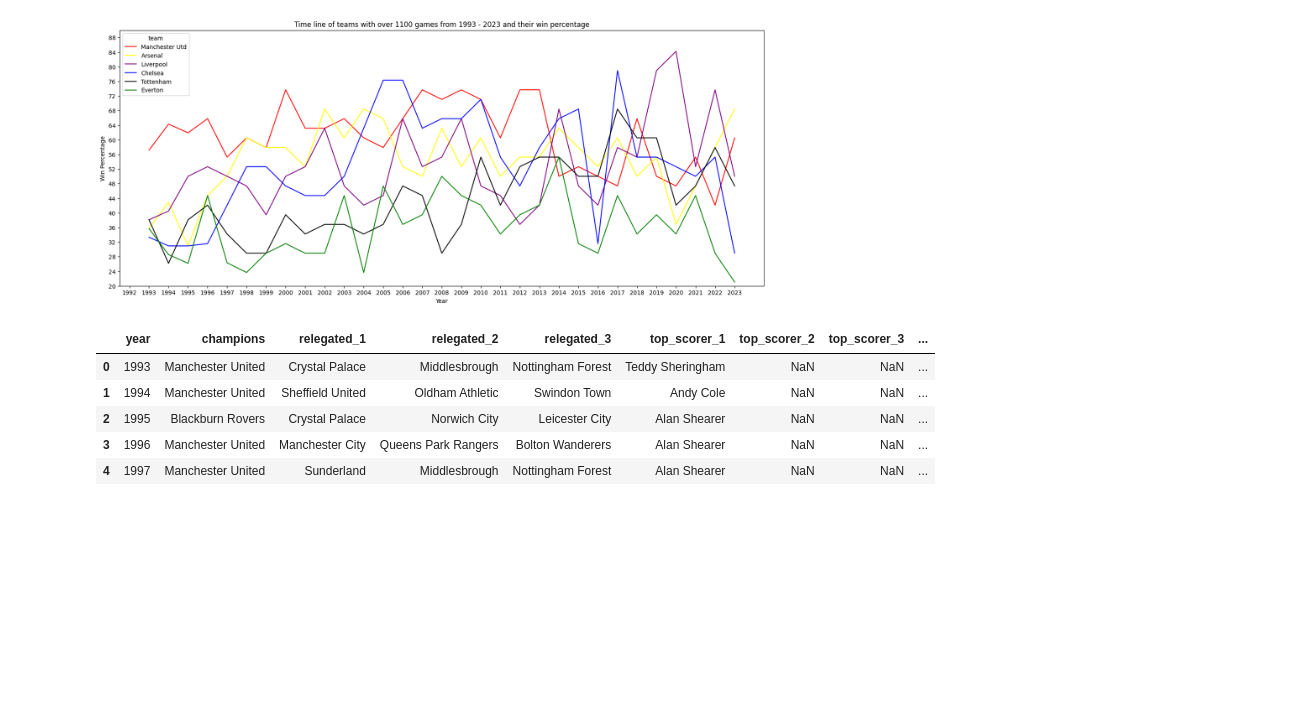
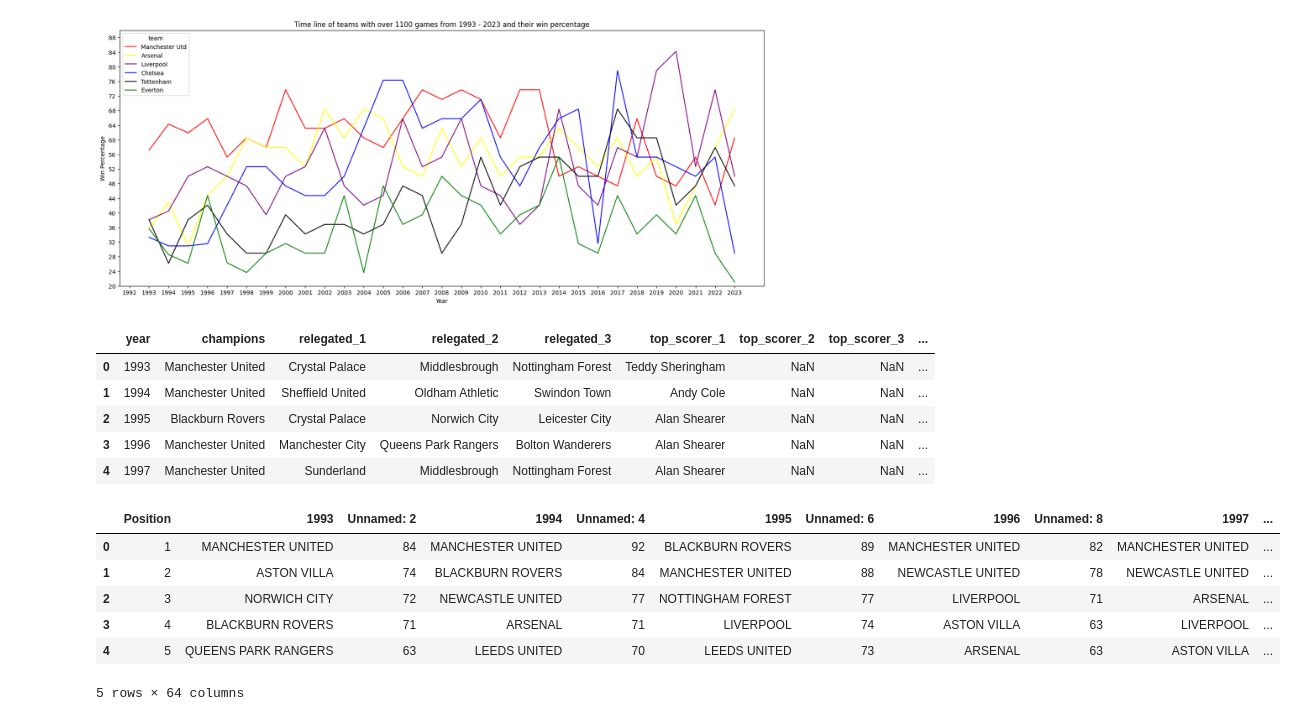
Before and after one commit to Nayr91/Codecademy, a Jupyter notebook: premier_league_analysis/premier_league_analysis.ipynb, the cells around one changed output. Cells and saved outputs as stored; diff of their text form; code cells hidden in the pictures; blank space fills up the shorter version.

```diff
--- a/premier_league_analysis/premier_league_analysis.ipynb
+++ b/premier_league_analysis/premier_league_analysis.ipynb
@@ -385,4 +385,17 @@ league_df.head()
 | 2 | 1995 | Blackburn Rovers | Crystal Palace | Norwich City | Leicester City | Alan Shearer | NaN | NaN | ... |
 | 3 | 1996 | Manchester United | Manchester City | Queens Park Rangers | Bolton Wanderers | Alan Shearer | NaN | NaN | ... |
 | 4 | 1997 | Manchester United | Sunderland | Middlesbrough | Nottingham Forest | Alan Shearer | NaN | NaN | ... |
+# %%
+#Importing the end of season table for each year researched and created in excel, exported to .csv
+
+standings_df = pd.read_csv(r"C:\Users\ryan-\Desktop\premier-league-standings.csv")
+standings_df.head()
+# %% [output]
+|  | Position | 1993 | Unnamed: 2 | 1994 | Unnamed: 4 | 1995 | Unnamed: 6 | 1996 | Unnamed: 8 | 1997 | ... |
+| 0 | 1 | MANCHESTER UNITED | 84 | MANCHESTER UNITED | 92 | BLACKBURN ROVERS | 89 | MANCHESTER UNITED | 82 | MANCHESTER UNITED | ... |
+| 1 | 2 | ASTON VILLA | 74 | BLACKBURN ROVERS | 84 | MANCHESTER UNITED | 88 | NEWCASTLE UNITED | 78 | NEWCASTLE UNITED | ... |
+| 2 | 3 | NORWICH CITY | 72 | NEWCASTLE UNITED | 77 | NOTTINGHAM FOREST | 77 | LIVERPOOL | 71 | ARSENAL | ... |
+| 3 | 4 | BLACKBURN ROVERS | 71 | ARSENAL | 71 | LIVERPOOL | 74 | ASTON VILLA | 63 | LIVERPOOL | ... |
+| 4 | 5 | QUEENS PARK RANGERS | 63 | LEEDS UNITED | 70 | LEEDS UNITED | 73 | ARSENAL | 63 | ASTON VILLA | ... |
+5 rows × 64 columns
 # %%
```
Also changed, not shown: parts of 1 cell of this notebook.
